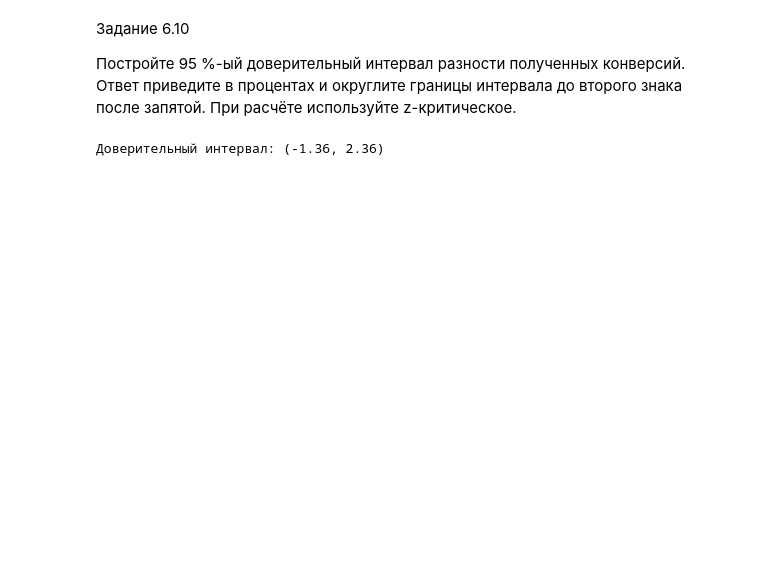
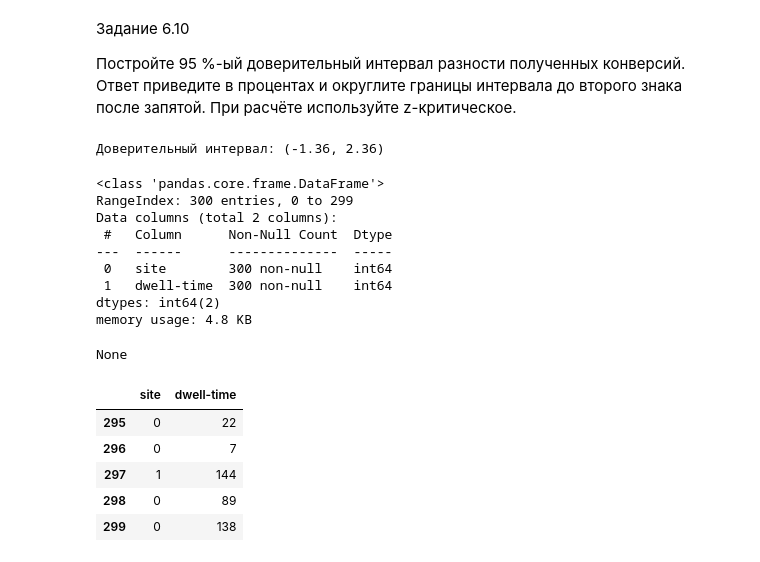
Before and after one commit to kdunaev-a10/SkillFactory-DTS, a Jupyter notebook: module-EDA/EDA-5/eda-5.ipynb, the cells around one changed output. Drawn from its saved outputs; the diff is of its cells as text; code cells hidden in the pictures; blank space fills up the shorter version.

```diff
--- a/module-EDA/EDA-5/eda-5.ipynb
+++ b/module-EDA/EDA-5/eda-5.ipynb
@@ -827,0 +829,20 @@ print('Доверительный интервал: {}'.format(confidence_interv
+# %%
+display(site_data.info())
+display(site_data.tail(5))
+# %% [output]
+<class 'pandas.core.frame.DataFrame'>
+RangeIndex: 300 entries, 0 to 299
+Data columns (total 2 columns):
+ #   Column      Non-Null Count  Dtype
+---  ------      --------------  -----
+ 0   site        300 non-null    int64
+ 1   dwell-time  300 non-null    int64
+dtypes: int64(2)
+memory usage: 4.8 KB
+None
+|  | site | dwell-time |
+| 295 | 0 | 22 |
+| 296 | 0 | 7 |
+| 297 | 1 | 144 |
+| 298 | 0 | 89 |
+| 299 | 0 | 138 |
```
Also changed, not shown: parts of 10 cells of this notebook, 1 other file.
